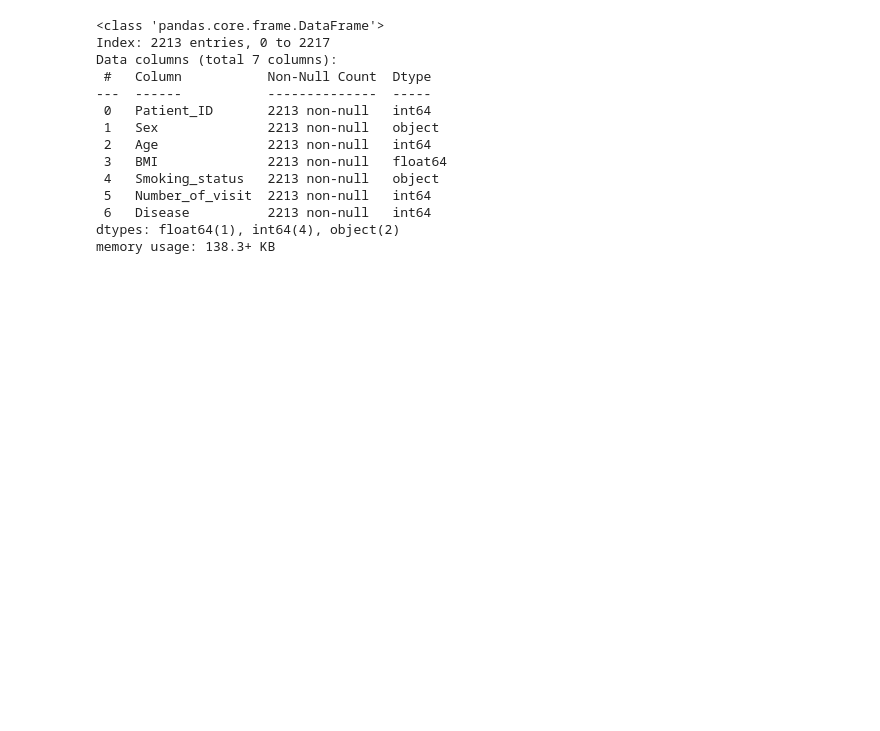
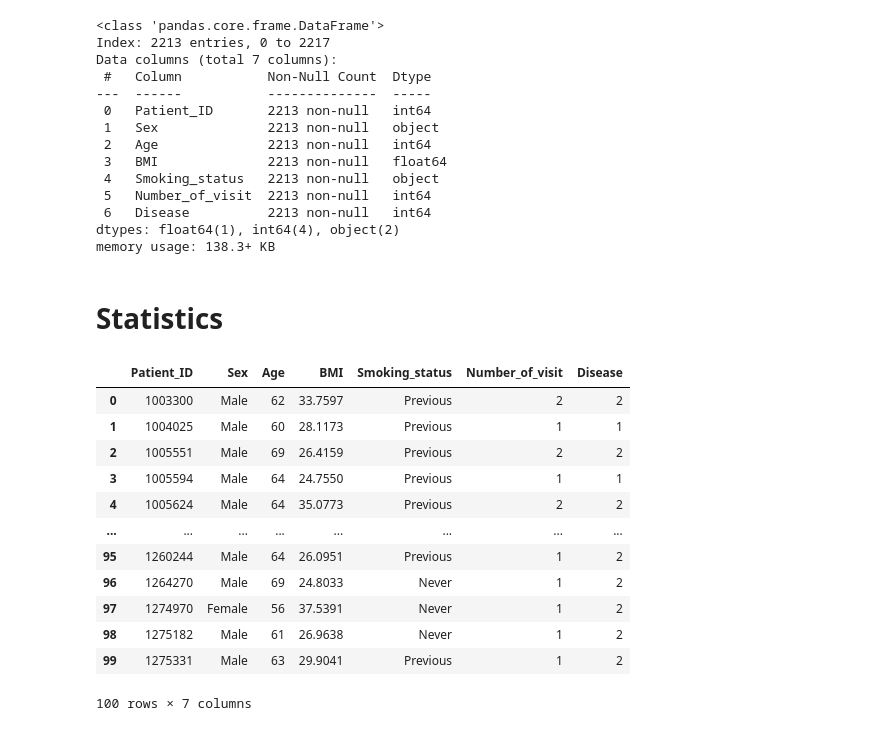
Before and after one commit to julian-lh/THL-Abgaben, a Jupyter notebook: Data-Science/7_Data_Clean/7_Data_Clean.ipynb, the cells around one changed output. Drawn from its saved outputs; the diff is of its cells as text; code cells hidden in the pictures; blank space fills up the shorter version.

```diff
--- a/Data-Science/7_Data_Clean/7_Data_Clean.ipynb
+++ b/Data-Science/7_Data_Clean/7_Data_Clean.ipynb
@@ -349,3 +349,5 @@ dtypes: float64(1), int64(4), object(2)
 memory usage: 138.3+ KB
 # %%
 df_export.to_csv('dataframe_export.csv', index=False)
+# %% [markdown]
+# Statistics
@@ -351,0 +359,16 @@ df_export.to_csv('dataframe_export.csv', index=False)
+# %%
+df.head(100)
+# %% [output]
+|  | Patient_ID | Sex | Age | BMI | Smoking_status | Number_of_visit | Disease |
+| 0 | 1003300 | Male | 62 | 33.7597 | Previous | 2 | 2 |
+| 1 | 1004025 | Male | 60 | 28.1173 | Previous | 1 | 1 |
+| 2 | 1005551 | Male | 69 | 26.4159 | Previous | 2 | 2 |
+| 3 | 1005594 | Male | 64 | 24.7550 | Previous | 1 | 1 |
+| 4 | 1005624 | Male | 64 | 35.0773 | Previous | 2 | 2 |
+| ... | ... | ... | ... | ... | ... | ... | ... |
+| 95 | 1260244 | Male | 64 | 26.0951 | Previous | 1 | 2 |
+| 96 | 1264270 | Male | 69 | 24.8033 | Never | 1 | 2 |
+| 97 | 1274970 | Female | 56 | 37.5391 | Never | 1 | 2 |
+| 98 | 1275182 | Male | 61 | 26.9638 | Never | 1 | 2 |
+| 99 | 1275331 | Male | 63 | 29.9041 | Previous | 1 | 2 |
+100 rows × 7 columns
```
Also changed, not shown: parts of 14 cells of this notebook.
